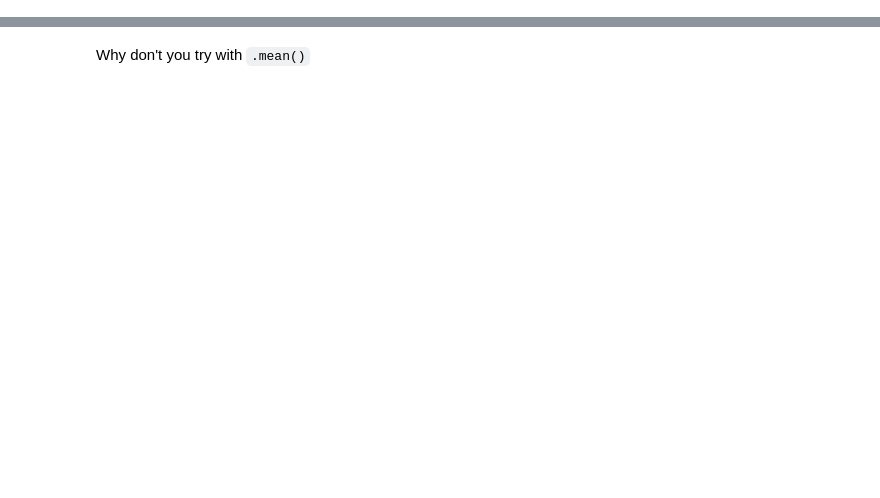
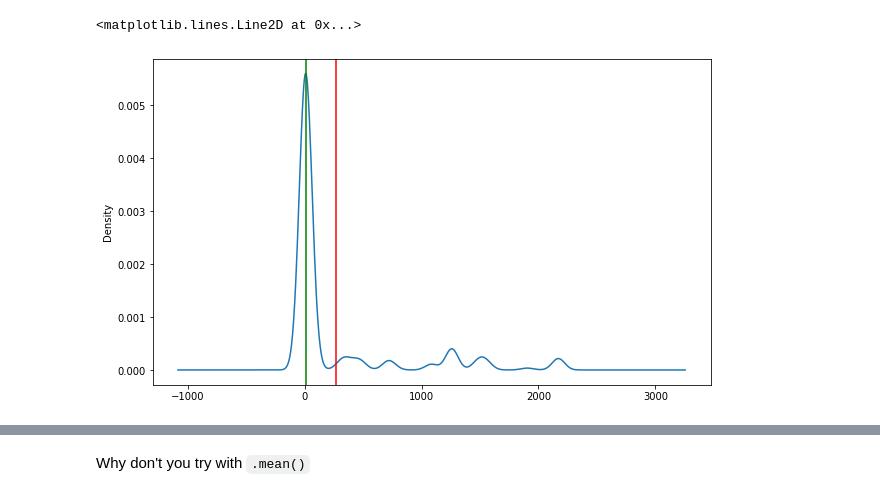
Before and after one commit to PalomaCortez/FreeCodeCamp-Pandas-Real-Life-Example, a Jupyter notebook: Exercises_1.ipynb, the cells around one changed output, grey strips where cells are left out. Drawn from its saved outputs; the diff is of its cells as text; code cells hidden in the pictures; blank space fills up the shorter version.

```diff
--- a/Exercises_1.ipynb
+++ b/Exercises_1.ipynb
@@ -25,0 +107,8 @@ sales.head()
+# %%
+# quick comparison mean x median for quality analisys
+ax = sales['Unit_Cost'].plot(kind='density', figsize=(10,6))  # kde
+ax.axvline(sales['Unit_Cost'].mean(), color='red')
+ax.axvline(sales['Unit_Cost'].median(), color='green')
+# %% [output]
+<matplotlib.lines.Line2D at 0x...>
+[figure, added]
```
Also changed, not shown: parts of 81 cells of this notebook.
